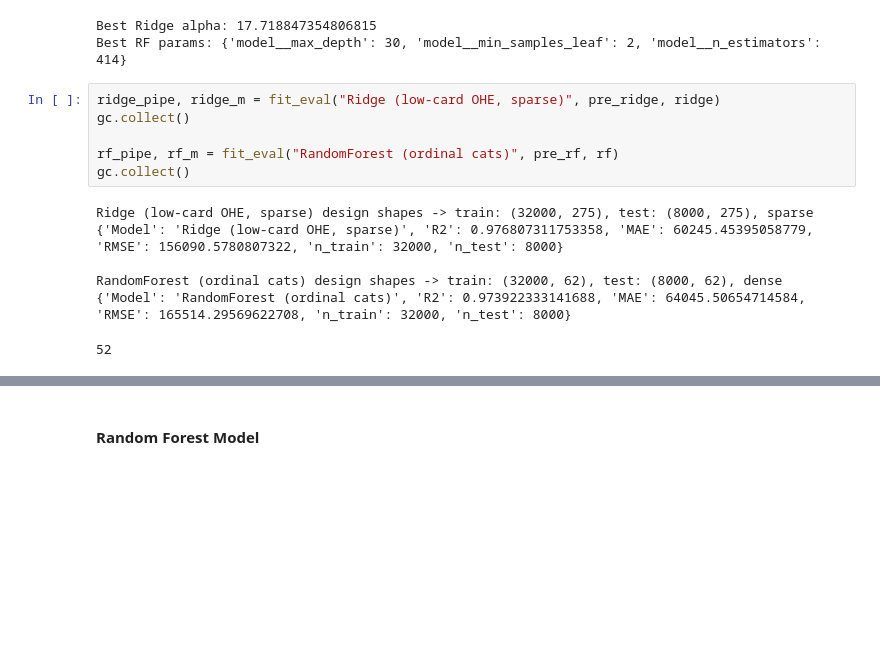
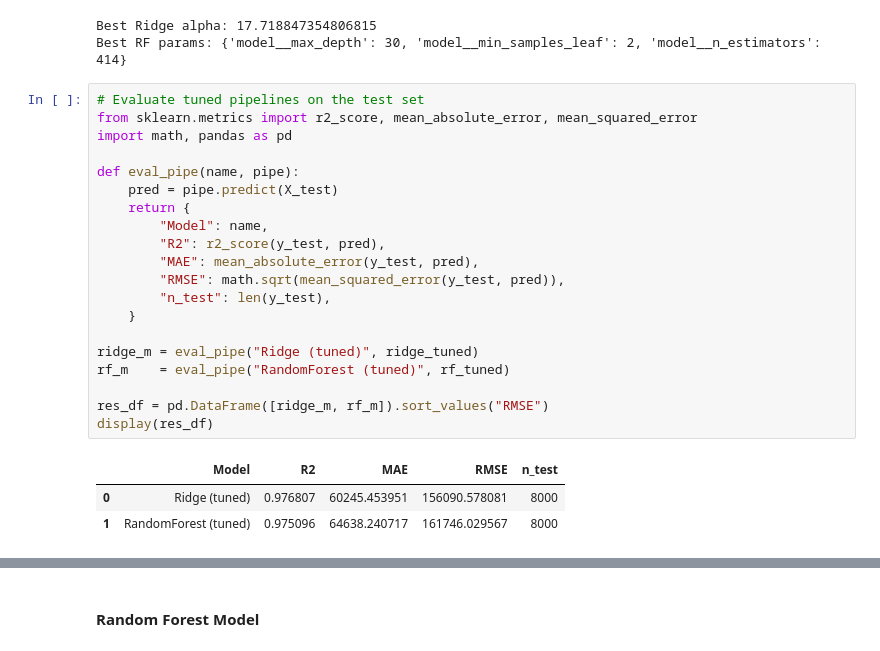
Before and after one commit to stephaniepatriciaans/Home_Price_Predictions, a Jupyter notebook: notebooks/Task 2: Baseline Model Selection, Training & Evaluation.ipynb, the cells around one changed output, grey strips where cells are left out. Drawn from its saved outputs; the diff is of its cells as text; blank space fills up the shorter version.

```diff
--- a/notebooks/Task 2: Baseline Model Selection, Training & Evaluation.ipynb
+++ b/notebooks/Task 2: Baseline Model Selection, Training & Evaluation.ipynb
@@ -170,16 +170,27 @@ print("Best RF params:", rf_search.best_params_)
 # %% [output]
 Best Ridge alpha: 17.718847354806815
 Best RF params: {'model__max_depth': 30, 'model__min_samples_leaf': 2, 'model__n_estimators': 414}
-# %%
-ridge_pipe, ridge_m = fit_eval("Ridge (low-card OHE, sparse)", pre_ridge, ridge)
-gc.collect()
-
-rf_pipe, rf_m = fit_eval("RandomForest (ordinal cats)", pre_rf, rf)
-gc.collect()
-# %% [output]
-Ridge (low-card OHE, sparse) design shapes -> train: (32000, 275), test: (8000, 275), sparse
-{'Model': 'Ridge (low-card OHE, sparse)', 'R2': 0.976807311753358, 'MAE': 60245.45395058779, 'RMSE': 156090.5780807322, 'n_train': 32000, 'n_test': 8000}
-
-RandomForest (ordinal cats) design shapes -> train: (32000, 62), test: (8000, 62), dense
-{'Model': 'RandomForest (ordinal cats)', 'R2': 0.973922333141688, 'MAE': 64045.50654714584, 'RMSE': 165514.29569622708, 'n_train': 32000, 'n_test': 8000}
-52
+# %%
+# Evaluate tuned pipelines on the test set
+from sklearn.metrics import r2_score, mean_absolute_error, mean_squared_error
+import math, pandas as pd
+
+def eval_pipe(name, pipe):
+    pred = pipe.predict(X_test)
+    return {
+        "Model": name,
+        "R2": r2_score(y_test, pred),
+        "MAE": mean_absolute_error(y_test, pred),
+        "RMSE": math.sqrt(mean_squared_error(y_test, pred)),
+        "n_test": len(y_test),
+    }
+
+ridge_m = eval_pipe("Ridge (tuned)", ridge_tuned)
+rf_m    = eval_pipe("RandomForest (tuned)", rf_tuned)
+
+res_df = pd.DataFrame([ridge_m, rf_m]).sort_values("RMSE")
+display(res_df)
+# %% [output]
+|  | Model | R2 | MAE | RMSE | n_test |
+| 0 | Ridge (tuned) | 0.976807 | 60245.453951 | 156090.578081 | 8000 |
+| 1 | RandomForest (tuned) | 0.975096 | 64638.240717 | 161746.029567 | 8000 |
```
Also changed, not shown: parts of 12 cells of this notebook, 3 other files.
